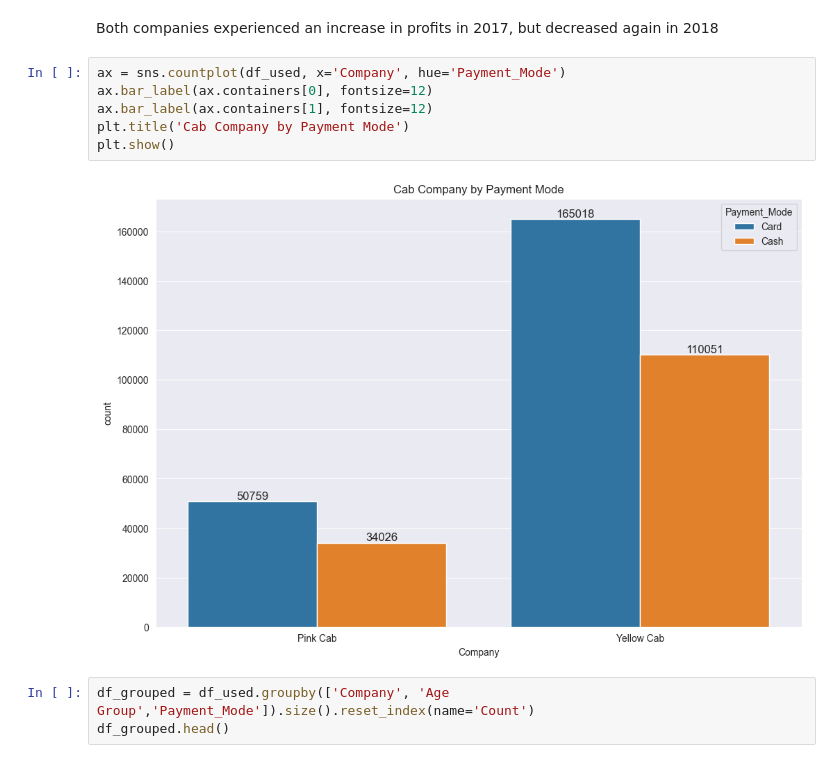
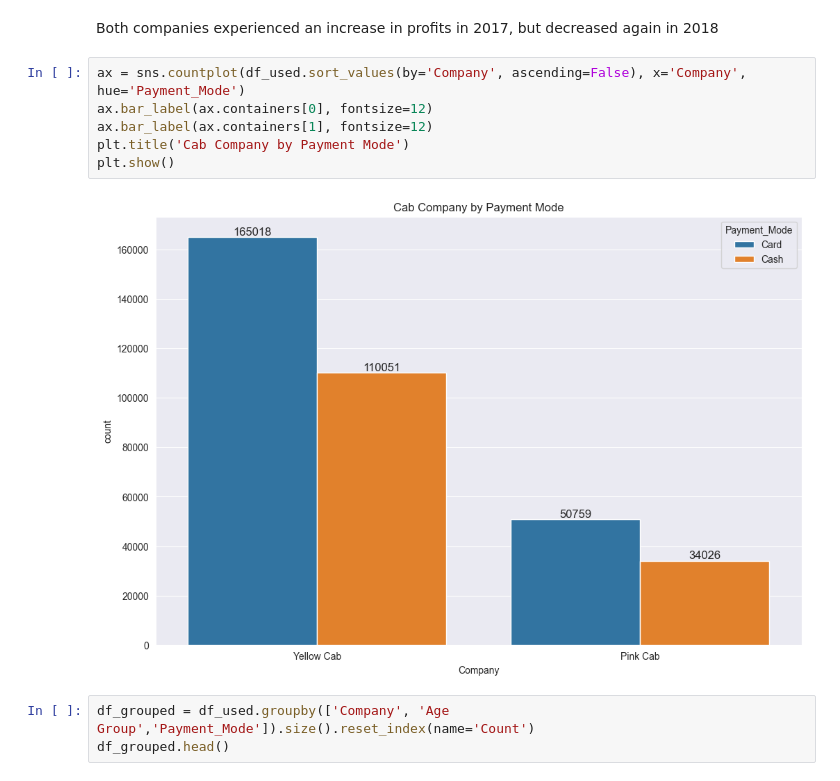
Before and after one commit to MuhammadNurilHuda/G2M-Cab-Investment, a Jupyter notebook: Data Preparation.ipynb, the cells around one changed output. Cells and saved outputs as stored; diff of their text form.

```diff
--- a/Data Preparation.ipynb
+++ b/Data Preparation.ipynb
@@ -1132,13 +1132,13 @@ plt.show()
 # %% [markdown]
 Both companies experienced an increase in profits in 2017, but decreased again in 2018
 # %%
-ax = sns.countplot(df_used, x='Company', hue='Payment_Mode')
+ax = sns.countplot(df_used.sort_values(by='Company', ascending=False), x='Company', hue='Payment_Mode')
 ax.bar_label(ax.containers[0], fontsize=12)
 ax.bar_label(ax.containers[1], fontsize=12)
 plt.title('Cab Company by Payment Mode')
 plt.show()
 # %% [output]
-[figure, old version]
+[figure, new version]
 # %%
 df_grouped = df_used.groupby(['Company', 'Age Group','Payment_Mode']).size().reset_index(name='Count')
 df_grouped.head()
```
Also changed, not shown: parts of 5 cells of this notebook.
